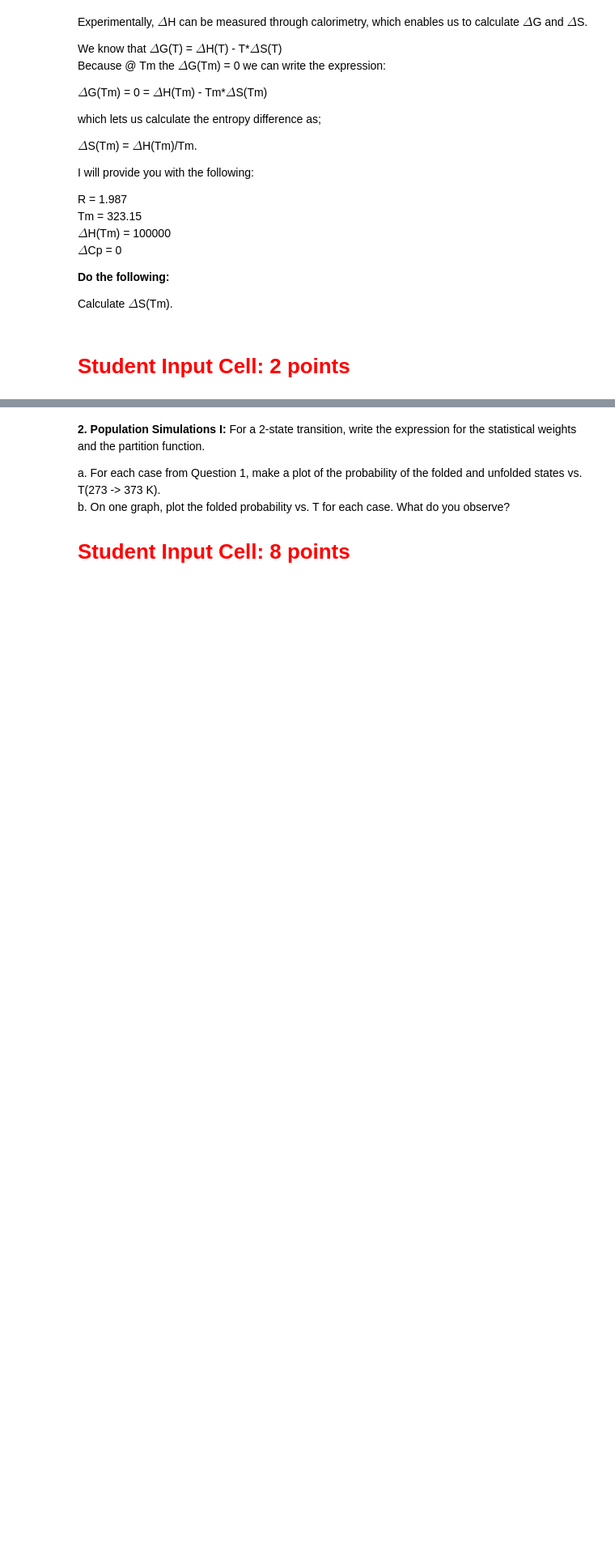
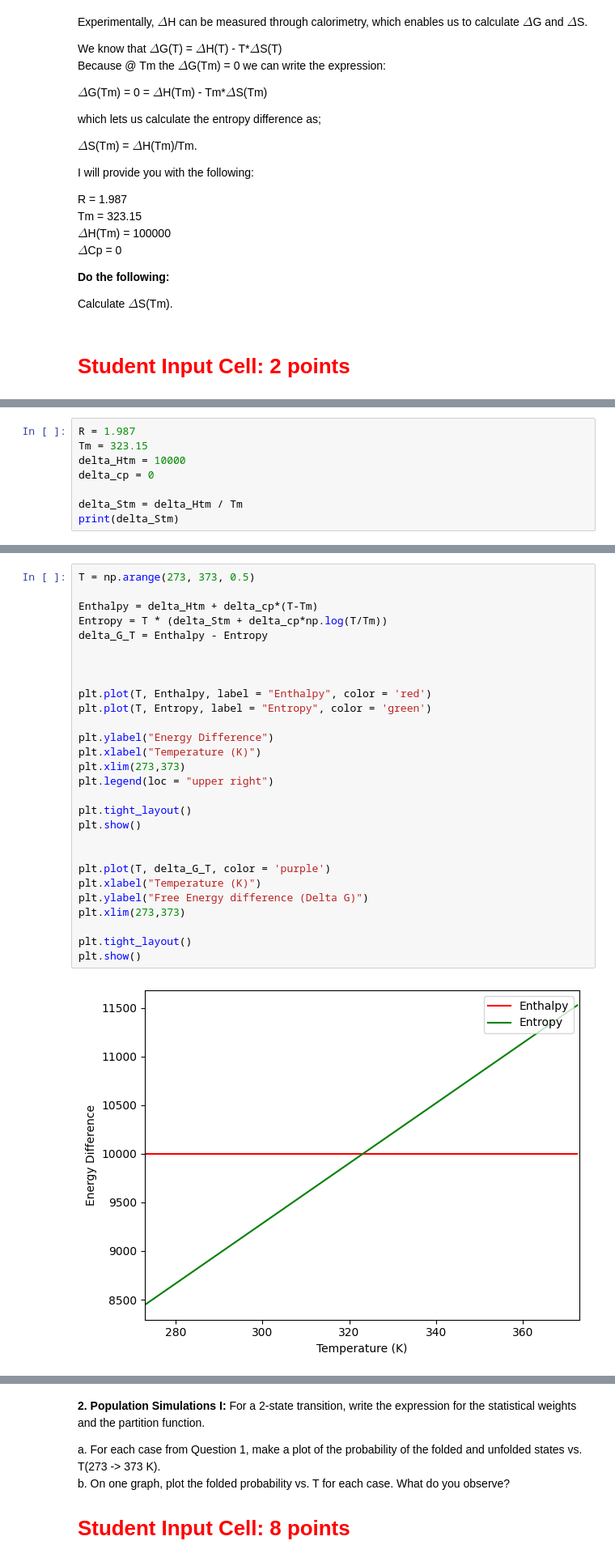
Before and after one commit to lanceman999/Qbio_2024_Gordus, a Jupyter notebook: lab_6/Quant_Lab_20240405.ipynb, the cells around one changed output, grey strips where cells are left out. Shown at 81% size. Cells and saved outputs as stored; diff of their text form; blank space fills up the shorter version.

```diff
--- a/lab_6/Quant_Lab_20240405.ipynb
+++ b/lab_6/Quant_Lab_20240405.ipynb
@@ -60,0 +46,8 @@ From the $\Delta$H(Tm), $\Delta$S(Tm) and $\Delta$Cp, we can calcualte the entha
+# %%
+R = 1.987
+Tm = 323.15
+delta_Htm = 10000
+delta_cp = 0
+
+delta_Stm = delta_Htm / Tm
+print(delta_Stm)
@@ -60,0 +71,30 @@ From the $\Delta$H(Tm), $\Delta$S(Tm) and $\Delta$Cp, we can calcualte the entha
+# %%
+T = np.arange(273, 373, 0.5)
+
+Enthalpy = delta_Htm + delta_cp*(T-Tm)
+Entropy = T * (delta_Stm + delta_cp*np.log(T/Tm))
+delta_G_T = Enthalpy - Entropy
+
+
+
+plt.plot(T, Enthalpy, label = "Enthalpy", color = 'red')
+plt.plot(T, Entropy, label = "Entropy", color = 'green')
+
+plt.ylabel("Energy Difference")
+plt.xlabel("Temperature (K)")
+plt.xlim(273,373)
+plt.legend(loc = "upper right")
+
+plt.tight_layout()
+plt.show()
+
+
+plt.plot(T, delta_G_T, color = 'purple')
+plt.xlabel("Temperature (K)")
+plt.ylabel("Free Energy difference (Delta G)")
+plt.xlim(273,373)
+
+plt.tight_layout()
+plt.show()
+# %% [output]
+[figure, added]
```
Also changed, not shown: parts of 9 cells of this notebook.
